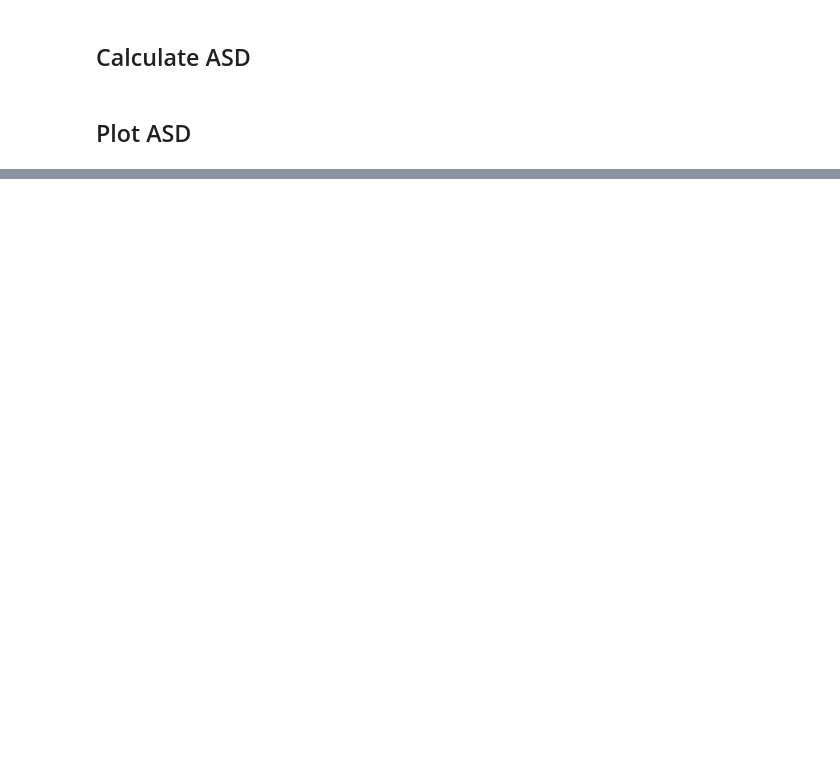
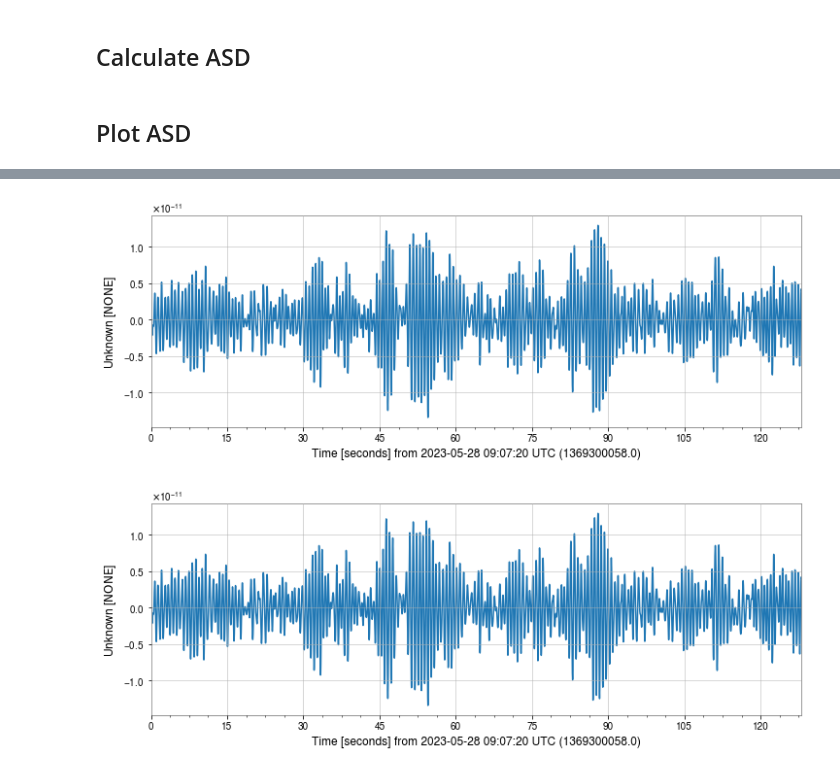
Before and after one commit to agoodmanjerry/GW-data, a Jupyter notebook: deepclean-check/check.ipynb, the cells around one changed output, grey strips where cells are left out. Cells and saved outputs as stored; diff of their text form; code cells hidden in the pictures; blank space fills up the shorter version.

```diff
--- a/deepclean-check/check.ipynb
+++ b/deepclean-check/check.ipynb
@@ -11,14 +11,14 @@ import matplotlib.pyplot as plt
 dc_source = glob.glob('/home/jerry/deepclean/infer/frames/*.gwf')
 dc_source.sort()
 dc_chlist = frtools.get_channels(dc_source[0])
-org_source = glob.glob('/mnt/f/ll_data/K1_llhoft/*.gwf')
+org_source = glob.glob('/mnt/d/ll_data/K1_llhoft/*.gwf')
 org_source.sort()
 org_chlist = frtools.get_channels(org_source[0])
 
 # start = int(dc_source[0].split('-')[-2])
 # end = int(dc_source[-1].split('-')[-2])
-start = 1369300058 + 512
-end = start + 128
+start, duration = 1369300058, 128
+end = start + duration
 print(f'start:{start}, end:{end}\ndc_channels:{dc_chlist}\norg_channels:{org_chlist}')
 
 org = TimeSeriesDict.read(
@@ -34,4 +34,11 @@ cleaned = TimeSeriesDict.read(
     start=start,
     end=end,
 )
+
+ts_org = org['K1:CAL-CS_PROC_DARM_STRAIN_DBL_DQ']
+ts_dc = cleaned['K1:CAL-CS_PROC_DARM_STRAIN_DBL_DQ_DEEPCLEAN_PRODUCTION_OUT_DQ']
+ts_org = ts_org.resample(ts_dc.sample_rate)
+ts_org.override_unit('NONE')
+ts_dc.override_unit('NONE')
+pred = ts_org - ts_dc
 # %% [output]
@@ -133,0 +155,5 @@ plt.show()
+# %%
+pred.plot()
+# %% [output]
+[figure, added]
+[figure, added]
```
Also changed, not shown: parts of 3 cells of this notebook.
